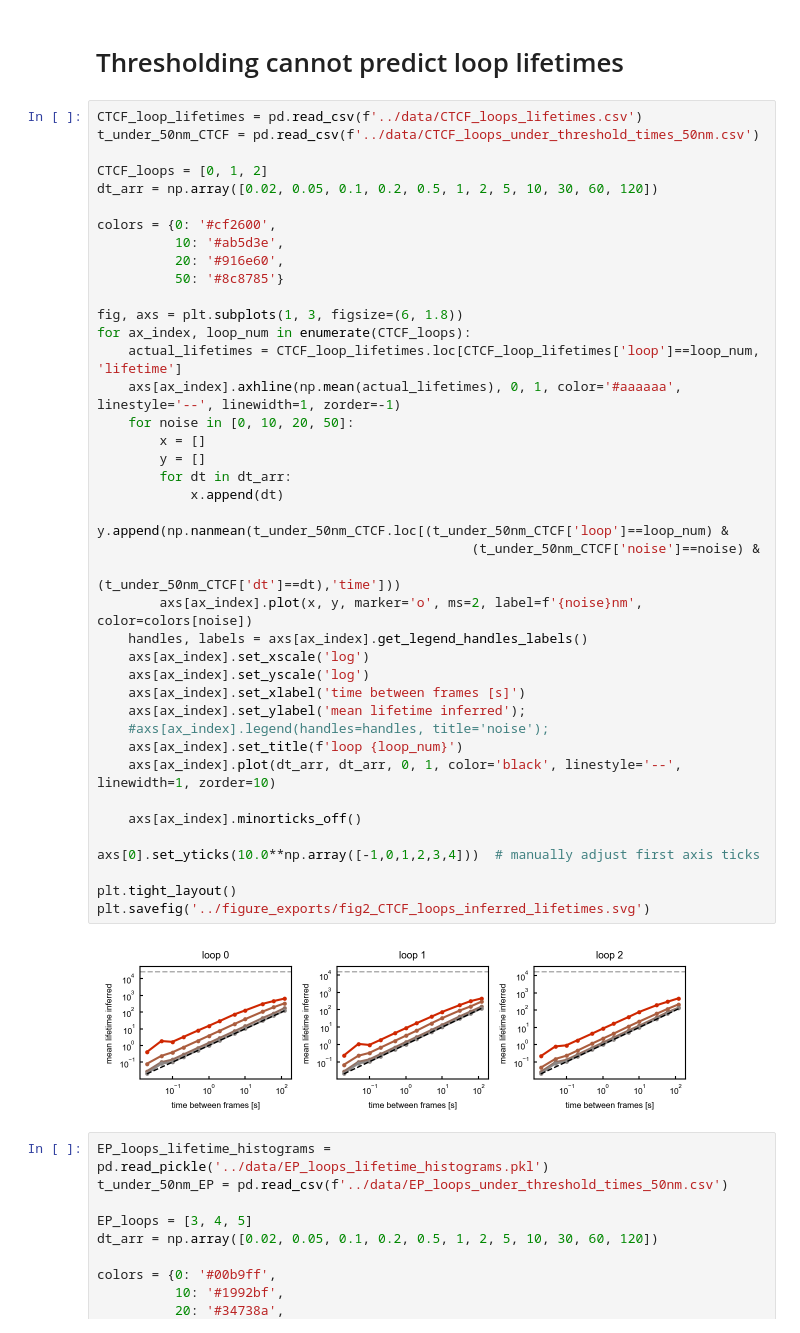
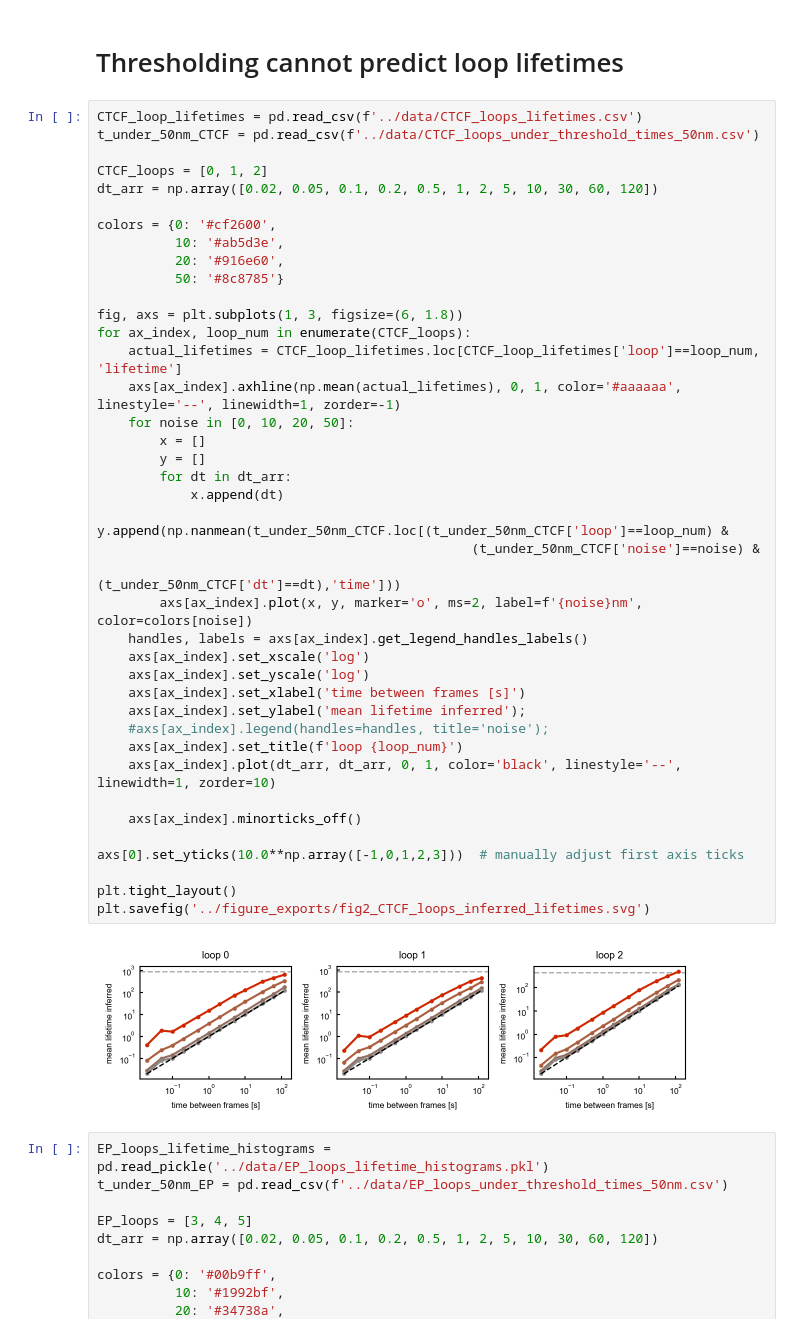
Before and after one commit to jjusuf2/looping_review_code, a Jupyter notebook: figure_code/Fig2_lifetimes_figures.ipynb, the cells around one changed output. Drawn from its saved outputs; the diff is of its cells as text.

```diff
--- a/figure_code/Fig2_lifetimes_figures.ipynb
+++ b/figure_code/Fig2_lifetimes_figures.ipynb
@@ -213,35 +213,35 @@ colors = {0: '#cf2600',
           50: '#8c8785'}
 
 fig, axs = plt.subplots(1, 3, figsize=(6, 1.8))
 for ax_index, loop_num in enumerate(CTCF_loops):
     actual_lifetimes = CTCF_loop_lifetimes.loc[CTCF_loop_lifetimes['loop']==loop_num, 'lifetime']
     axs[ax_index].axhline(np.mean(actual_lifetimes), 0, 1, color='#aaaaaa', linestyle='--', linewidth=1, zorder=-1)
     for noise in [0, 10, 20, 50]:
         x = []
         y = []
         for dt in dt_arr:
             x.append(dt)
             y.append(np.nanmean(t_under_50nm_CTCF.loc[(t_under_50nm_CTCF['loop']==loop_num) &
                                                 (t_under_50nm_CTCF['noise']==noise) &
                                                 (t_under_50nm_CTCF['dt']==dt),'time']))
         axs[ax_index].plot(x, y, marker='o', ms=2, label=f'{noise}nm', color=colors[noise])
     handles, labels = axs[ax_index].get_legend_handles_labels()
     axs[ax_index].set_xscale('log')
     axs[ax_index].set_yscale('log')
     axs[ax_index].set_xlabel('time between frames [s]')
     axs[ax_index].set_ylabel('mean lifetime inferred');
     #axs[ax_index].legend(handles=handles, title='noise');
     axs[ax_index].set_title(f'loop {loop_num}')
     axs[ax_index].plot(dt_arr, dt_arr, 0, 1, color='black', linestyle='--', linewidth=1, zorder=10)
 
     axs[ax_index].minorticks_off()
 
-axs[0].set_yticks(10.0**np.array([-1,0,1,2,3,4]))  # manually adjust first axis ticks
+axs[0].set_yticks(10.0**np.array([-1,0,1,2,3]))  # manually adjust first axis ticks
 
 plt.tight_layout()
 plt.savefig('../figure_exports/fig2_CTCF_loops_inferred_lifetimes.svg')
 # %% [output]
-[figure, old version]
+[figure, new version]
 # %%
 EP_loops_lifetime_histograms = pd.read_pickle('../data/EP_loops_lifetime_histograms.pkl')
 t_under_50nm_EP = pd.read_csv(f'../data/EP_loops_under_threshold_times_50nm.csv')
```
Also changed, not shown: 2 other files.
